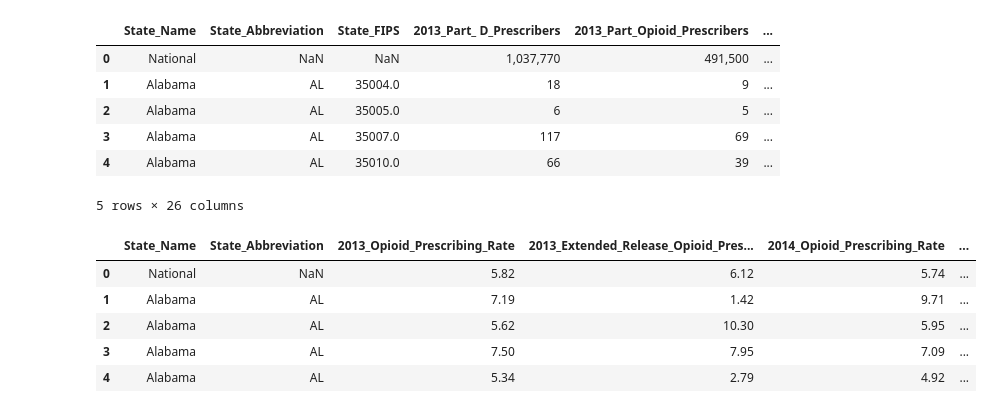
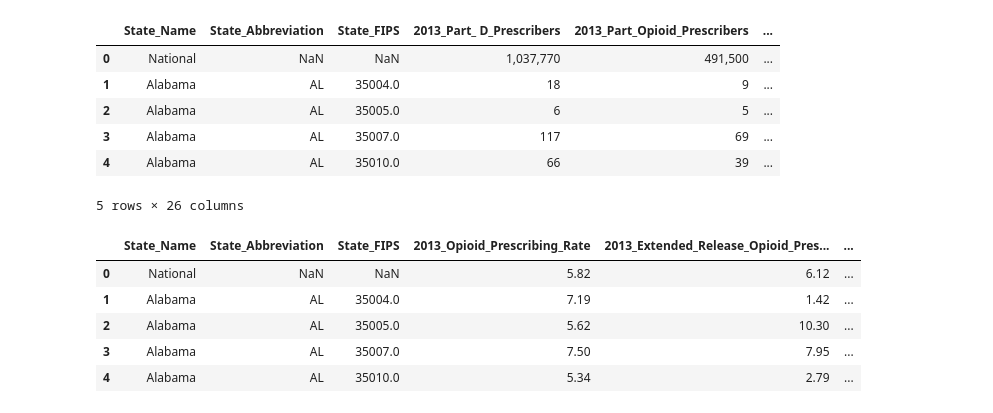
Before and after one commit to christa-fields/GWU_Databootcamp_Project_1, a Jupyter notebook: Opioid_Prescriber_Data_Cleanup_v2.ipynb, the cells around one changed output. Cells and saved outputs as stored; diff of their text form; code cells hidden in the pictures.

```diff
--- a/Opioid_Prescriber_Data_Cleanup_v2.ipynb
+++ b/Opioid_Prescriber_Data_Cleanup_v2.ipynb
@@ -67,15 +98,15 @@ prescriber_zip_df.head()
 5 rows × 26 columns
 # %%
 #Selected the opioid prescribe rate columsn for years 2013-2015
-prescriber_zip_rate_df = prescriber_zip_df[["State_Name","State_Abbreviation","2013_Opioid_Prescribing_Rate","2013_Extended_Release_Opioid_Prescribing_Rate","2014_Opioid_Prescribing_Rate","2014_Extended_Release_Opioid_Prescribing_Rate","2015_Opioid_Prescribing_Rate","2015_Extended_Release_Opioid_Prescribing_ Rate","2013_2015_Change_in_Opioid_Prescribing_Rate",'2013_2015_Change_in_Opioid_Prescribing_Rate']].head()
+prescriber_zip_rate_df = prescriber_zip_df[["State_Name","State_Abbreviation","State_FIPS","2013_Opioid_Prescribing_Rate","2013_Extended_Release_Opioid_Prescribing_Rate","2014_Opioid_Prescribing_Rate","2014_Extended_Release_Opioid_Prescribing_Rate","2015_Opioid_Prescribing_Rate","2015_Extended_Release_Opioid_Prescribing_ Rate","2013_2015_Change_in_Opioid_Prescribing_Rate","2013_2015_Change_in_Extended_Release_Opioid_Prescribing_Rate "]].head()
 prescriber_zip_rate_df.head()
 # %% [output]
-|  | State_Name | State_Abbreviation | 2013_Opioid_Prescribing_Rate | 2013_Extended_Release_Opioid_Pres... | 2014_Opioid_Prescribing_Rate | ... |
-| 0 | National | NaN | 5.82 | 6.12 | 5.74 | ... |
-| 1 | Alabama | AL | 7.19 | 1.42 | 9.71 | ... |
-| 2 | Alabama | AL | 5.62 | 10.30 | 5.95 | ... |
-| 3 | Alabama | AL | 7.50 | 7.95 | 7.09 | ... |
-| 4 | Alabama | AL | 5.34 | 2.79 | 4.92 | ... |
+|  | State_Name | State_Abbreviation | State_FIPS | 2013_Opioid_Prescribing_Rate | 2013_Extended_Release_Opioid_Pres... | ... |
+| 0 | National | NaN | NaN | 5.82 | 6.12 | ... |
+| 1 | Alabama | AL | 35004.0 | 7.19 | 1.42 | ... |
+| 2 | Alabama | AL | 35005.0 | 5.62 | 10.30 | ... |
+| 3 | Alabama | AL | 35007.0 | 7.50 | 7.95 | ... |
+| 4 | Alabama | AL | 35010.0 | 5.34 | 2.79 | ... |
 # %%
 import matplotlib.pyplot as plt
 import numpy as np
```
Also changed, not shown: parts of 11 cells of this notebook.
